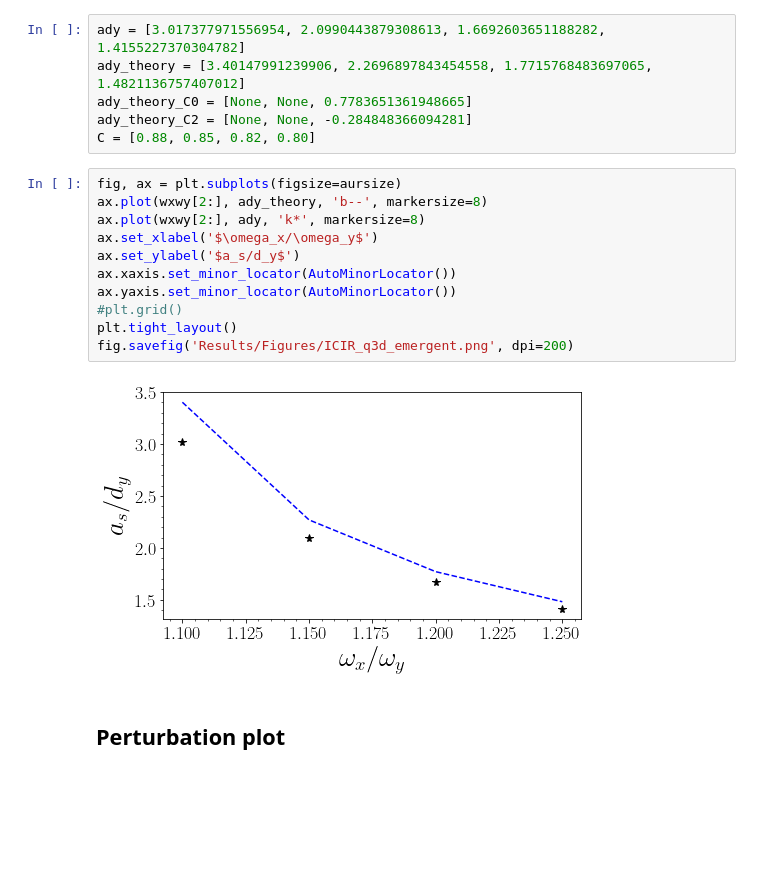
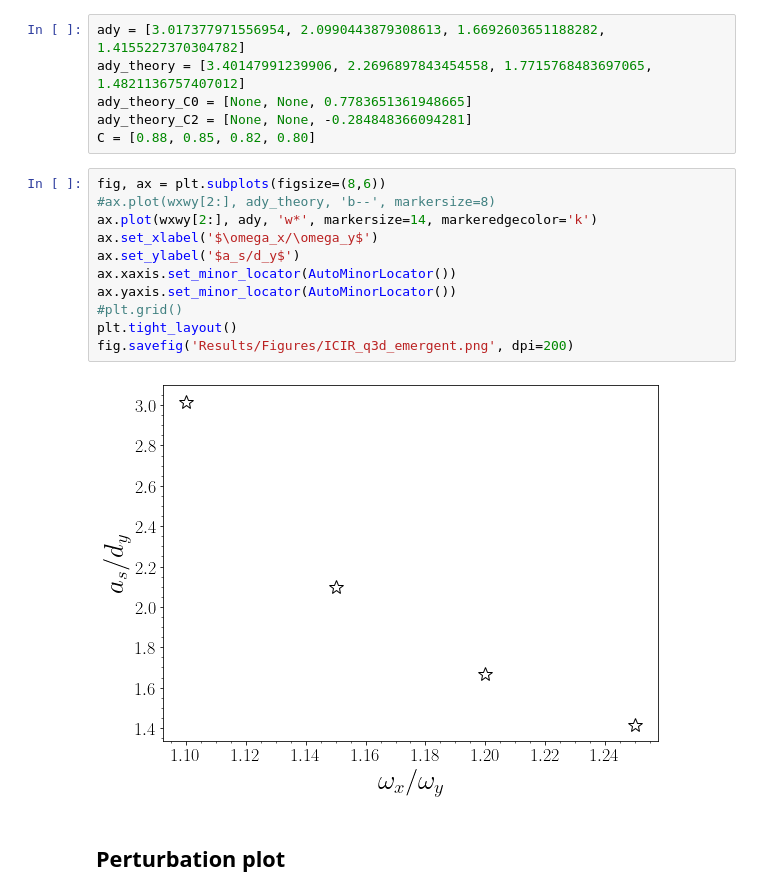
Before and after one commit to TsspGit/Ultracold_Atoms_src, a Jupyter notebook: Analysis/q3d/ICIR_LiLi_q3d.ipynb, the cells around one changed output. Saved outputs shown, nothing was run; the diff lists cells and outputs as text; blank space fills up the shorter version.

```diff
--- a/Analysis/q3d/ICIR_LiLi_q3d.ipynb
+++ b/Analysis/q3d/ICIR_LiLi_q3d.ipynb
@@ -153,18 +153,18 @@ ady_theory_C0 = [None, None, 0.7783651361948665]
 ady_theory_C2 = [None, None, -0.284848366094281]
 C = [0.88, 0.85, 0.82, 0.80]
 # %%
-fig, ax = plt.subplots(figsize=aursize)
-ax.plot(wxwy[2:], ady_theory, 'b--', markersize=8)
-ax.plot(wxwy[2:], ady, 'k*', markersize=8)
+fig, ax = plt.subplots(figsize=(8,6))
+#ax.plot(wxwy[2:], ady_theory, 'b--', markersize=8)
+ax.plot(wxwy[2:], ady, 'w*', markersize=14, markeredgecolor='k')
 ax.set_xlabel('$\omega_x/\omega_y$')
 ax.set_ylabel('$a_s/d_y$')
 ax.xaxis.set_minor_locator(AutoMinorLocator())
 ax.yaxis.set_minor_locator(AutoMinorLocator())
 #plt.grid()
 plt.tight_layout()
 fig.savefig('Results/Figures/ICIR_q3d_emergent.png', dpi=200)
 # %% [output]
-[figure, old version]
+[figure, new version]
 # %% [markdown]
 ## Perturbation plot
 # %%
```
Also changed, not shown: 20 other files.
